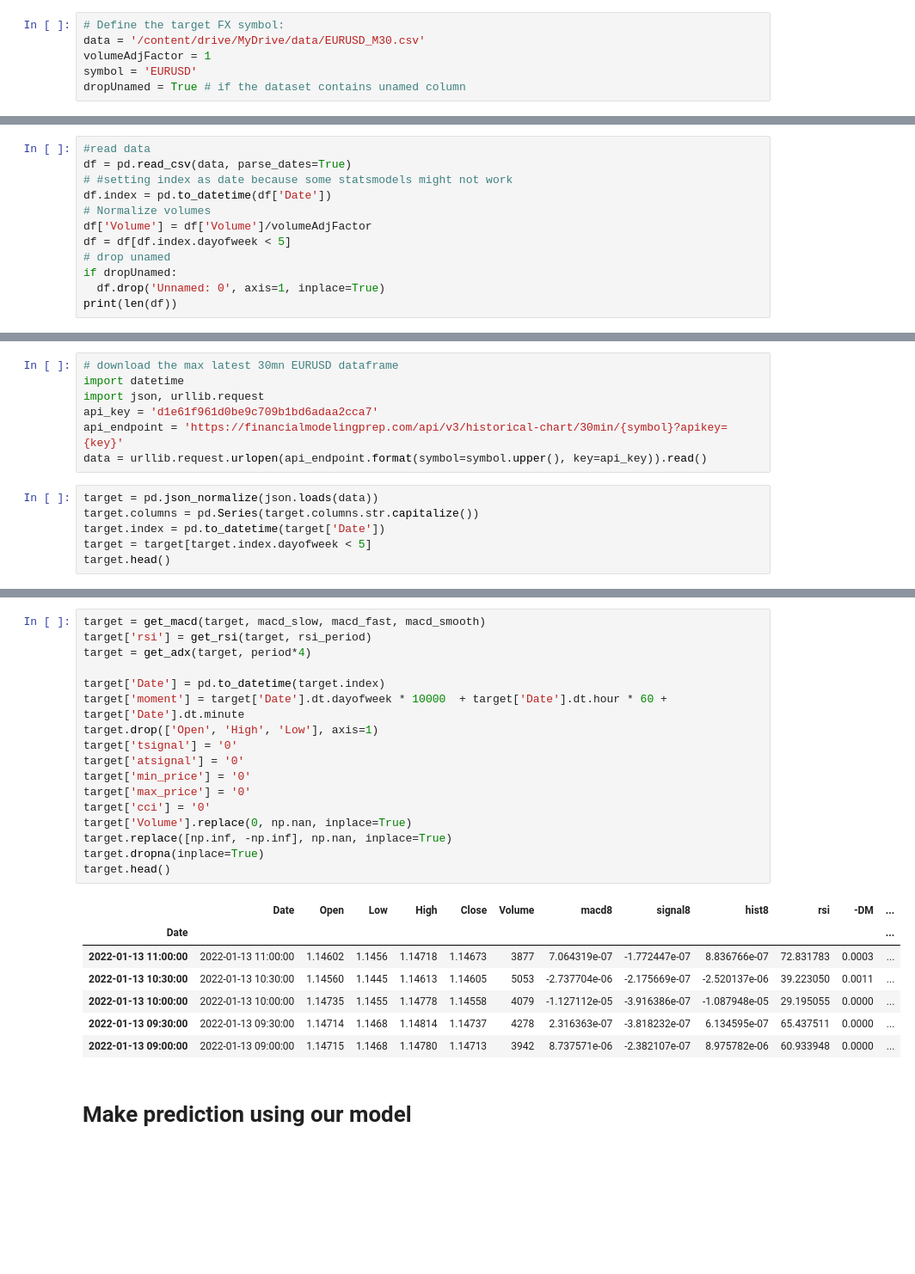
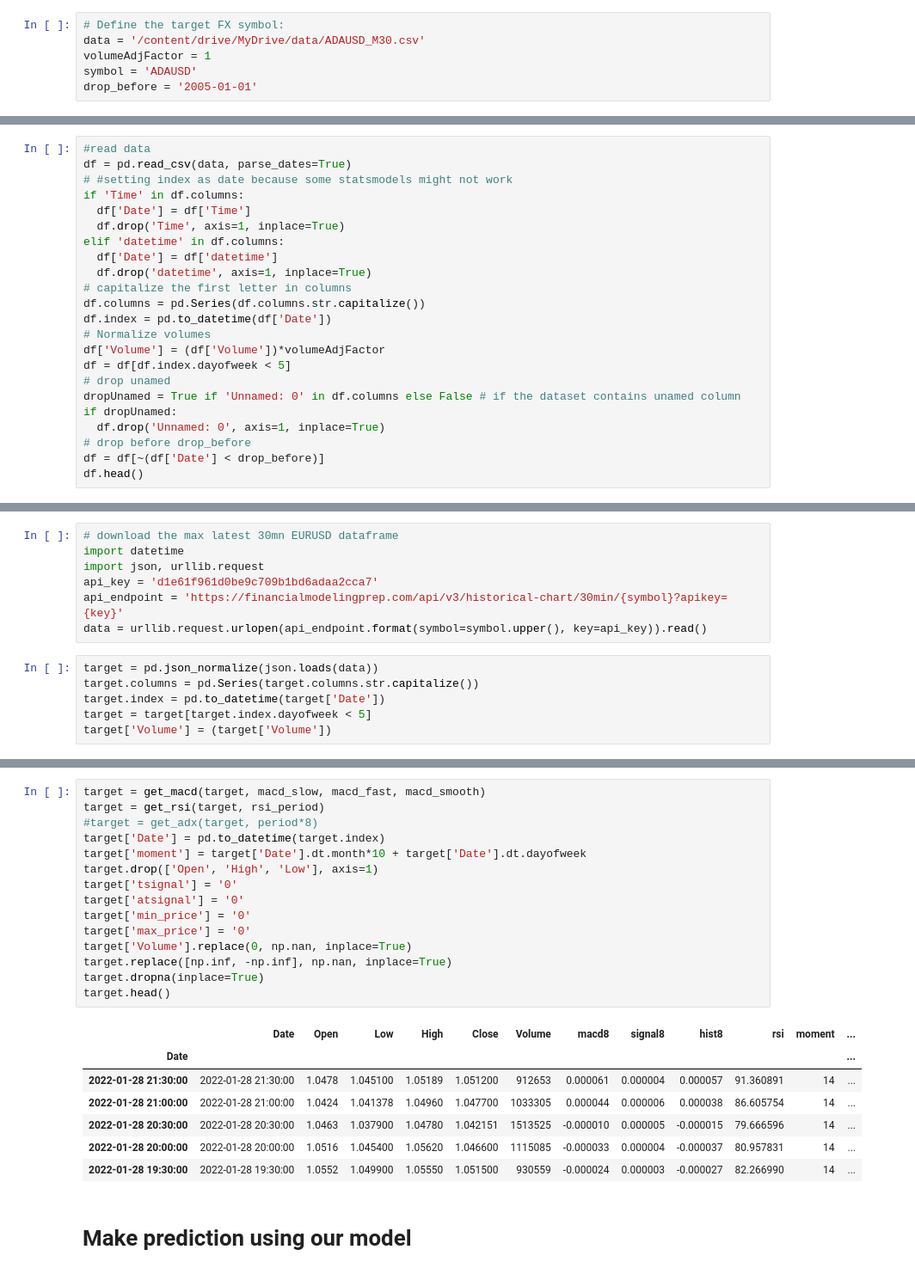
Before and after one commit to ayoubbensakhria/finance_algo, a Jupyter notebook: FXPROBOT.ipynb, the cells around one changed output, grey strips where cells are left out. Shown at 86% size. Cells and saved outputs as stored; diff of their text form; blank space fills up the shorter version.

```diff
--- a/FXPROBOT.ipynb
+++ b/FXPROBOT.ipynb
@@ -4,10 +4,10 @@
 # Install the required libraries
 # %%
 # Define the target FX symbol:
-data = '/content/drive/MyDrive/data/EURUSD_M30.csv'
+data = '/content/drive/MyDrive/data/ADAUSD_M30.csv'
 volumeAdjFactor = 1
-symbol = 'EURUSD'
-dropUnamed = True # if the dataset contains unamed column
+symbol = 'ADAUSD'
+drop_before = '2005-01-01'
 # %%
 import requests
 import math
@@ -40,12 +41,23 @@ warnings.filterwarnings('ignore')
 #read data
 df = pd.read_csv(data, parse_dates=True)
 # #setting index as date because some statsmodels might not work
+if 'Time' in df.columns:
+  df['Date'] = df['Time']
+  df.drop('Time', axis=1, inplace=True)
+elif 'datetime' in df.columns:
+  df['Date'] = df['datetime']
+  df.drop('datetime', axis=1, inplace=True)
+# capitalize the first letter in columns
+df.columns = pd.Series(df.columns.str.capitalize())
 df.index = pd.to_datetime(df['Date'])
 # Normalize volumes
-df['Volume'] = df['Volume']/volumeAdjFactor
+df['Volume'] = (df['Volume'])*volumeAdjFactor
 df = df[df.index.dayofweek < 5]
 # drop unamed
+dropUnamed = True if 'Unnamed: 0' in df.columns else False # if the dataset contains unamed column
 if dropUnamed:
   df.drop('Unnamed: 0', axis=1, inplace=True)
-print(len(df))
+# drop before drop_before
+df = df[~(df['Date'] < drop_before)]
+df.head()
 # %% [output]
@@ -368,4 +346,4 @@ target = pd.json_normalize(json.loads(data))
 target.columns = pd.Series(target.columns.str.capitalize())
 target.index = pd.to_datetime(target['Date'])
 target = target[target.index.dayofweek < 5]
-target.head()
+target['Volume'] = (target['Volume'])
@@ -380,28 +350,26 @@ target.head()
 # %%
 target = get_macd(target, macd_slow, macd_fast, macd_smooth)
-target['rsi'] = get_rsi(target, rsi_period)
-target = get_adx(target, period*4)
-
+target = get_rsi(target, rsi_period)
+#target = get_adx(target, period*8)
 target['Date'] = pd.to_datetime(target.index)
-target['moment'] = target['Date'].dt.dayofweek * 10000  + target['Date'].dt.hour * 60 + target['Date'].dt.minute
+target['moment'] = target['Date'].dt.month*10 + target['Date'].dt.dayofweek
 target.drop(['Open', 'High', 'Low'], axis=1)
 target['tsignal'] = '0'
 target['atsignal'] = '0'
 target['min_price'] = '0'
 target['max_price'] = '0'
-target['cci'] = '0'
 target['Volume'].replace(0, np.nan, inplace=True)
 target.replace([np.inf, -np.inf], np.nan, inplace=True)
 target.dropna(inplace=True)
 target.head()
 # %% [output]
-|  | Date | Open | Low | High | Close | Volume | macd8 | signal8 | hist8 | rsi | -DM | ... |
+|  | Date | Open | Low | High | Close | Volume | macd8 | signal8 | hist8 | rsi | moment | ... |
 | Date |  |  |  |  |  |  |  |  |  |  |  | ... |
-| 2022-01-13 11:00:00 | 2022-01-13 11:00:00 | 1.14602 | 1.1456 | 1.14718 | 1.14673 | 3877 | 7.064319e-07 | -1.772447e-07 | 8.836766e-07 | 72.831783 | 0.0003 | ... |
-| 2022-01-13 10:30:00 | 2022-01-13 10:30:00 | 1.14560 | 1.1445 | 1.14613 | 1.14605 | 5053 | -2.737704e-06 | -2.175669e-07 | -2.520137e-06 | 39.223050 | 0.0011 | ... |
-| 2022-01-13 10:00:00 | 2022-01-13 10:00:00 | 1.14735 | 1.1455 | 1.14778 | 1.14558 | 4079 | -1.127112e-05 | -3.916386e-07 | -1.087948e-05 | 29.195055 | 0.0000 | ... |
-| 2022-01-13 09:30:00 | 2022-01-13 09:30:00 | 1.14714 | 1.1468 | 1.14814 | 1.14737 | 4278 | 2.316363e-07 | -3.818232e-07 | 6.134595e-07 | 65.437511 | 0.0000 | ... |
-| 2022-01-13 09:00:00 | 2022-01-13 09:00:00 | 1.14715 | 1.1468 | 1.14780 | 1.14713 | 3942 | 8.737571e-06 | -2.382107e-07 | 8.975782e-06 | 60.933948 | 0.0000 | ... |
+| 2022-01-28 21:30:00 | 2022-01-28 21:30:00 | 1.0478 | 1.045100 | 1.05189 | 1.051200 | 912653 | 0.000061 | 0.000004 | 0.000057 | 91.360891 | 14 | ... |
+| 2022-01-28 21:00:00 | 2022-01-28 21:00:00 | 1.0424 | 1.041378 | 1.04960 | 1.047700 | 1033305 | 0.000044 | 0.000006 | 0.000038 | 86.605754 | 14 | ... |
+| 2022-01-28 20:30:00 | 2022-01-28 20:30:00 | 1.0463 | 1.037900 | 1.04780 | 1.042151 | 1513525 | -0.000010 | 0.000005 | -0.000015 | 79.666596 | 14 | ... |
+| 2022-01-28 20:00:00 | 2022-01-28 20:00:00 | 1.0516 | 1.045400 | 1.05620 | 1.046600 | 1115085 | -0.000033 | 0.000004 | -0.000037 | 80.957831 | 14 | ... |
+| 2022-01-28 19:30:00 | 2022-01-28 19:30:00 | 1.0552 | 1.049900 | 1.05550 | 1.051500 | 930559 | -0.000024 | 0.000003 | -0.000027 | 82.266990 | 14 | ... |
 # %% [markdown]
 # Make prediction using our model
 # %%
```
Also changed, not shown: parts of 22 cells of this notebook.
